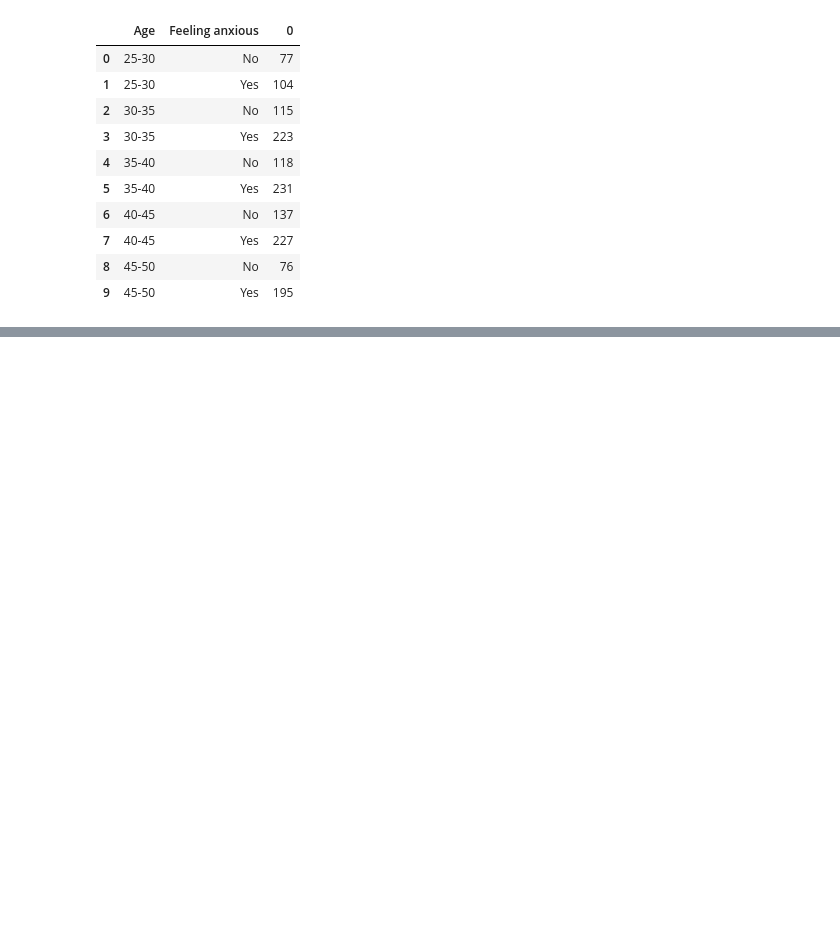
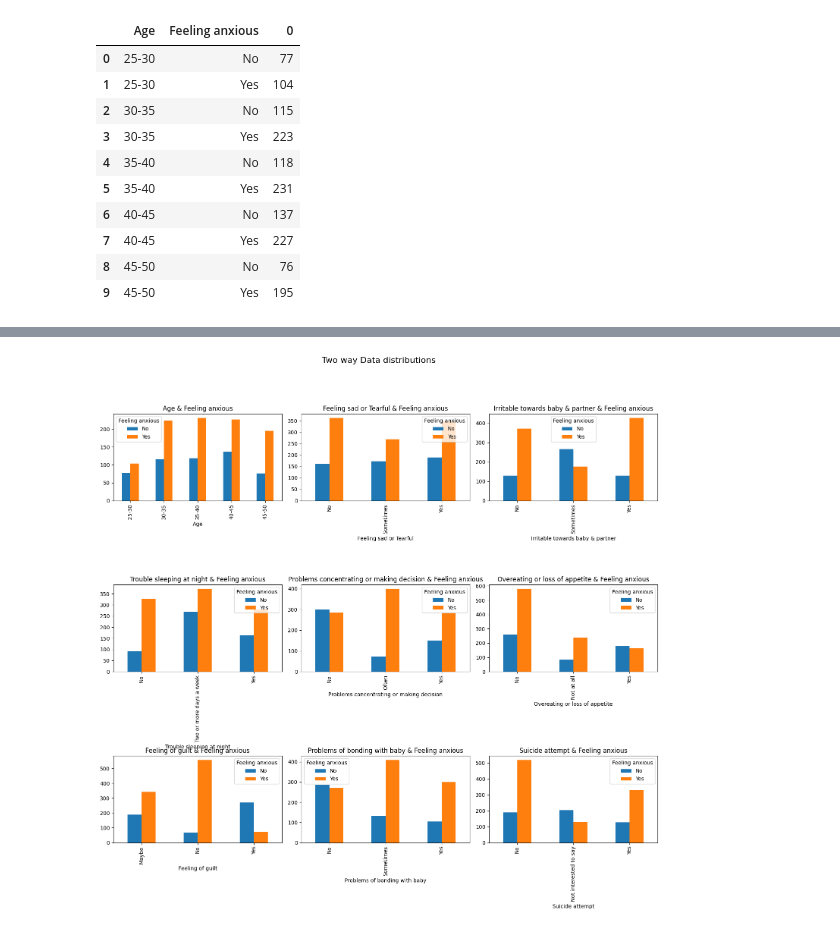
Before and after one commit to sherrywilly/CE880_Case_Study, a Jupyter notebook: case_study.ipynb, the cells around one changed output, grey strips where cells are left out. Cells and saved outputs as stored; diff of their text form; code cells hidden in the pictures; blank space fills up the shorter version.

```diff
--- a/case_study.ipynb
+++ b/case_study.ipynb
@@ -150,0 +194,13 @@ df.groupby(['Age','Feeling anxious']).size().reset_index()
+# %%
+fig, axes = plt.subplots(3, 3, figsize=(15, 3 * 5))
+for index, column in enumerate(columns):
+    row_idx,col_idx = index // 3,index % 3
+    ax = axes[row_idx, col_idx]
+    pd.crosstab(df[column], df['Feeling anxious']).plot(kind='bar',ax=ax)
+    ax.set_title(f"{column} & Feeling anxious")
+fig.suptitle("Two way Data distributions", fontsize=16)
+fig.tight_layout()
+fig.subplots_adjust(top=0.88)
+plt.show()
+# %% [output]
+[figure, added]
```
Also changed, not shown: parts of 5 cells of this notebook.
